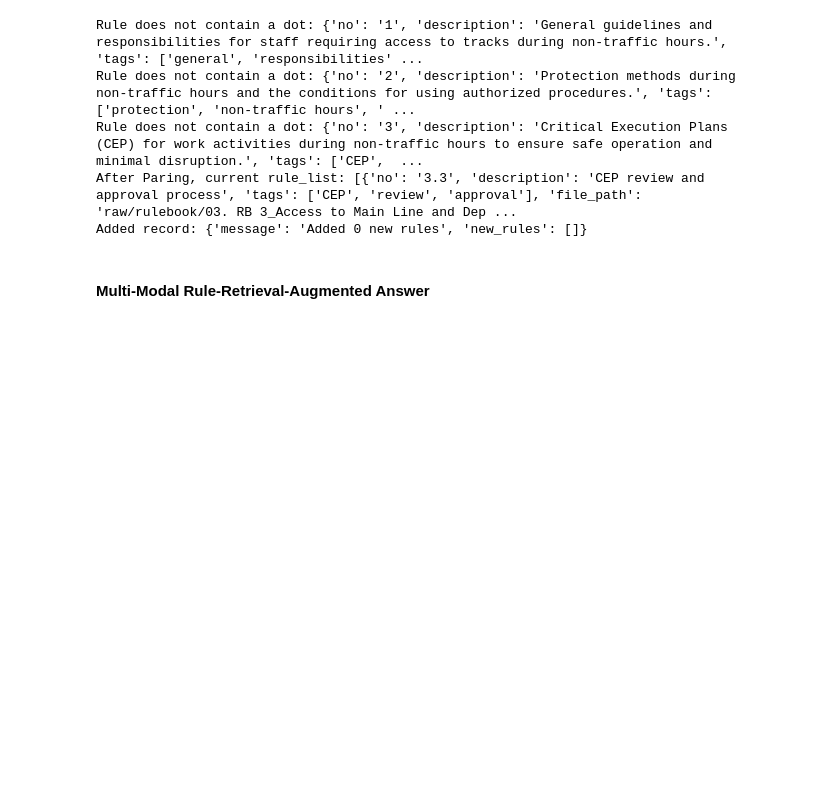
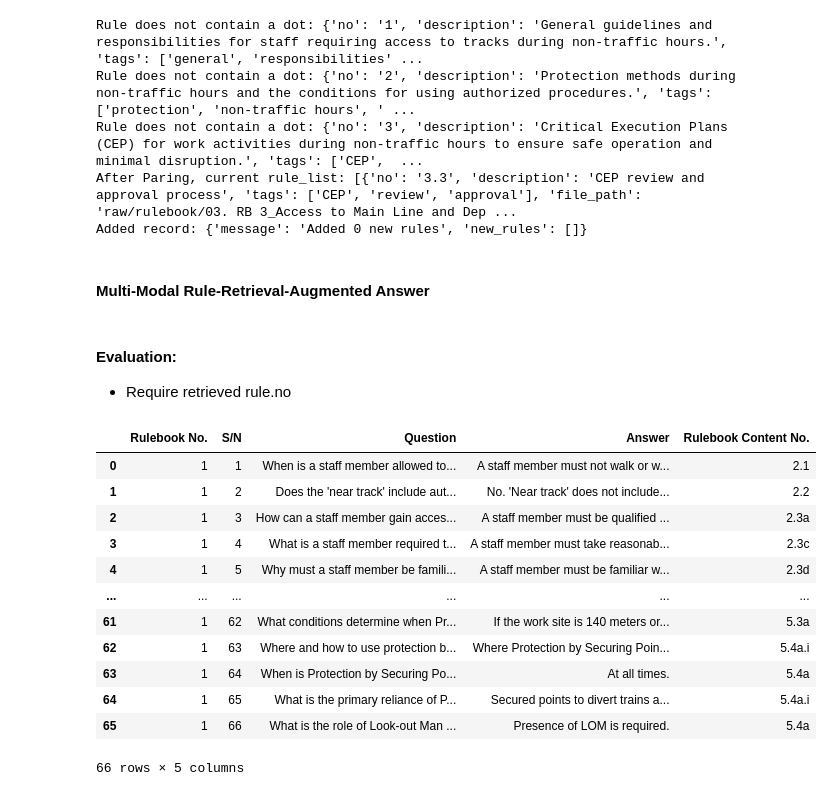
Before and after one commit to fangyuan-ksgk/process-supervision, a Jupyter notebook: test.ipynb, the cells around one changed output. Saved outputs shown, nothing was run; the diff lists cells and outputs as text; code cells hidden in the pictures; blank space fills up the shorter version.

```diff
--- a/test.ipynb
+++ b/test.ipynb
@@ -108,3 +110,6 @@ combined_img.show()
+# %% [markdown]
+#### Evaluation:
+- Require retrieved rule.no
 # %%
 # Load in qa data from raw/qa/*.xlsx
 from src.retrieve import load_qa_data
@@ -112,3 +117,18 @@ from src.retrieve import load_qa_data
 qa_df = load_qa_data(1) # load qa data related to rule-book 1 (need to confirm 'which rulebook 1' are we talking about ...)
 # %%
 # Evaluation
+qa_df
+# %% [output]
+|  | Rulebook No. | S/N | Question | Answer | Rulebook Content No. |
+| 0 | 1 | 1 | When is a staff member allowed to... | A staff member must not walk or w... | 2.1 |
+| 1 | 1 | 2 | Does the 'near track' include aut... | No. 'Near track' does not include... | 2.2 |
+| 2 | 1 | 3 | How can a staff member gain acces... | A staff member must be qualified ... | 2.3a |
+| 3 | 1 | 4 | What is a staff member required t... | A staff member must take reasonab... | 2.3c |
+| 4 | 1 | 5 | Why must a staff member be famili... | A staff member must be familiar w... | 2.3d |
+| ... | ... | ... | ... | ... | ... |
+| 61 | 1 | 62 | What conditions determine when Pr... | If the work site is 140 meters or... | 5.3a |
+| 62 | 1 | 63 | Where and how to use protection b... | Where Protection by Securing Poin... | 5.4a.i |
+| 63 | 1 | 64 | When is Protection by Securing Po... | At all times. | 5.4a |
+| 64 | 1 | 65 | What is the primary reliance of P... | Secured points to divert trains a... | 5.4a.i |
+| 65 | 1 | 66 | What is the role of Look-out Man ... | Presence of LOM is required. | 5.4a |
+66 rows × 5 columns
```
Also changed, not shown: parts of 2 cells of this notebook.
